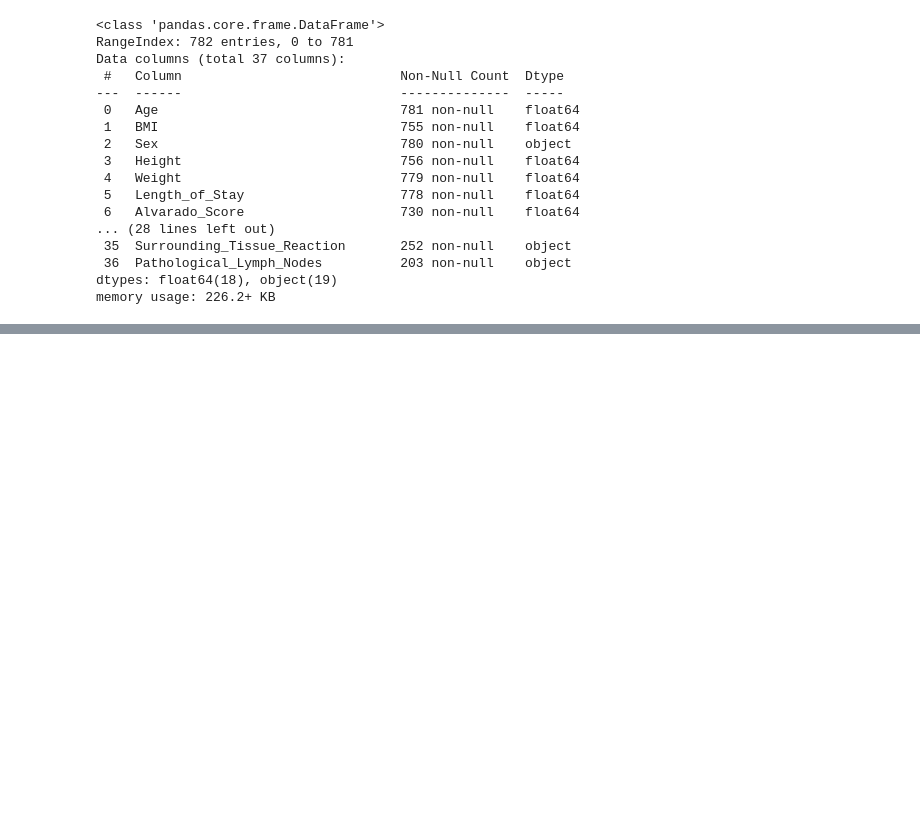
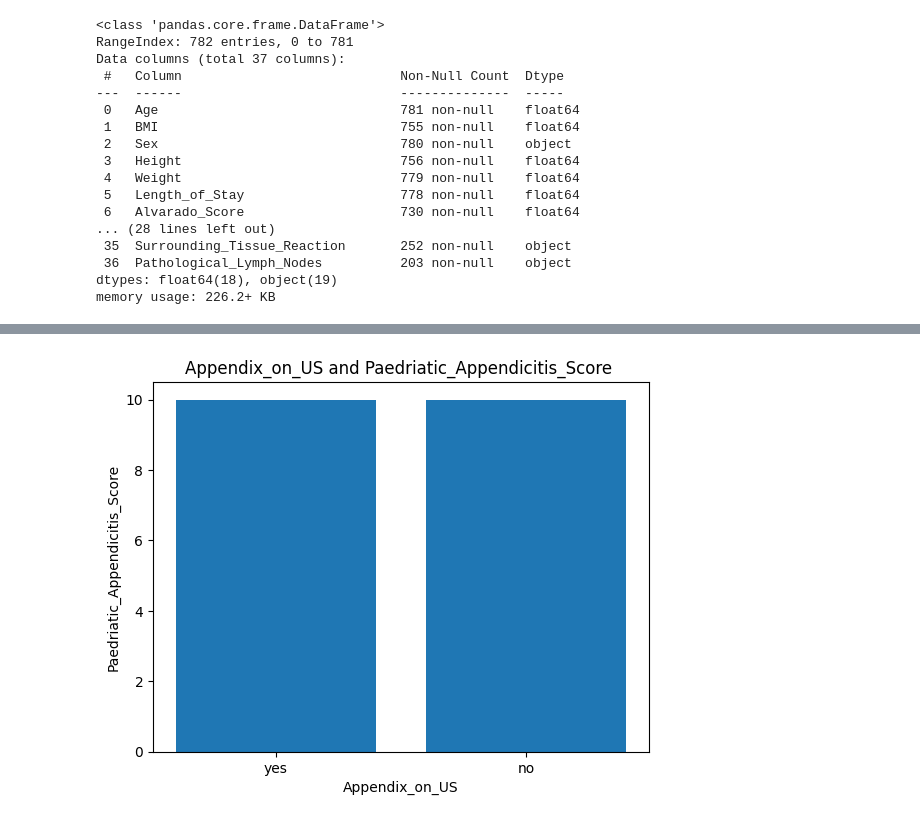
Before and after one commit to msankarsh/AIRP-Appendicitis, a Jupyter notebook: Appendicitis.ipynb, the cells around one changed output, grey strips where cells are left out. Saved outputs shown, nothing was run; the diff lists cells and outputs as text; code cells hidden in the pictures; blank space fills up the shorter version.

```diff
--- a/Appendicitis.ipynb
+++ b/Appendicitis.ipynb
@@ -175,0 +469,9 @@ ValueError: Unable to parse string "intact" at position 0
+# %%
+plt.bar(patient_df["Appendix_on_US"], patient_df["Paedriatic_Appendicitis_Score"])
+
+plt.title('Appendix_on_US and Paedriatic_Appendicitis_Score ')
+plt.ylabel('Paedriatic_Appendicitis_Score')
+plt.xlabel('Appendix_on_US')
+plt.show()
+# %% [output]
+[figure, added]
```
Also changed, not shown: parts of 38 cells of this notebook.
